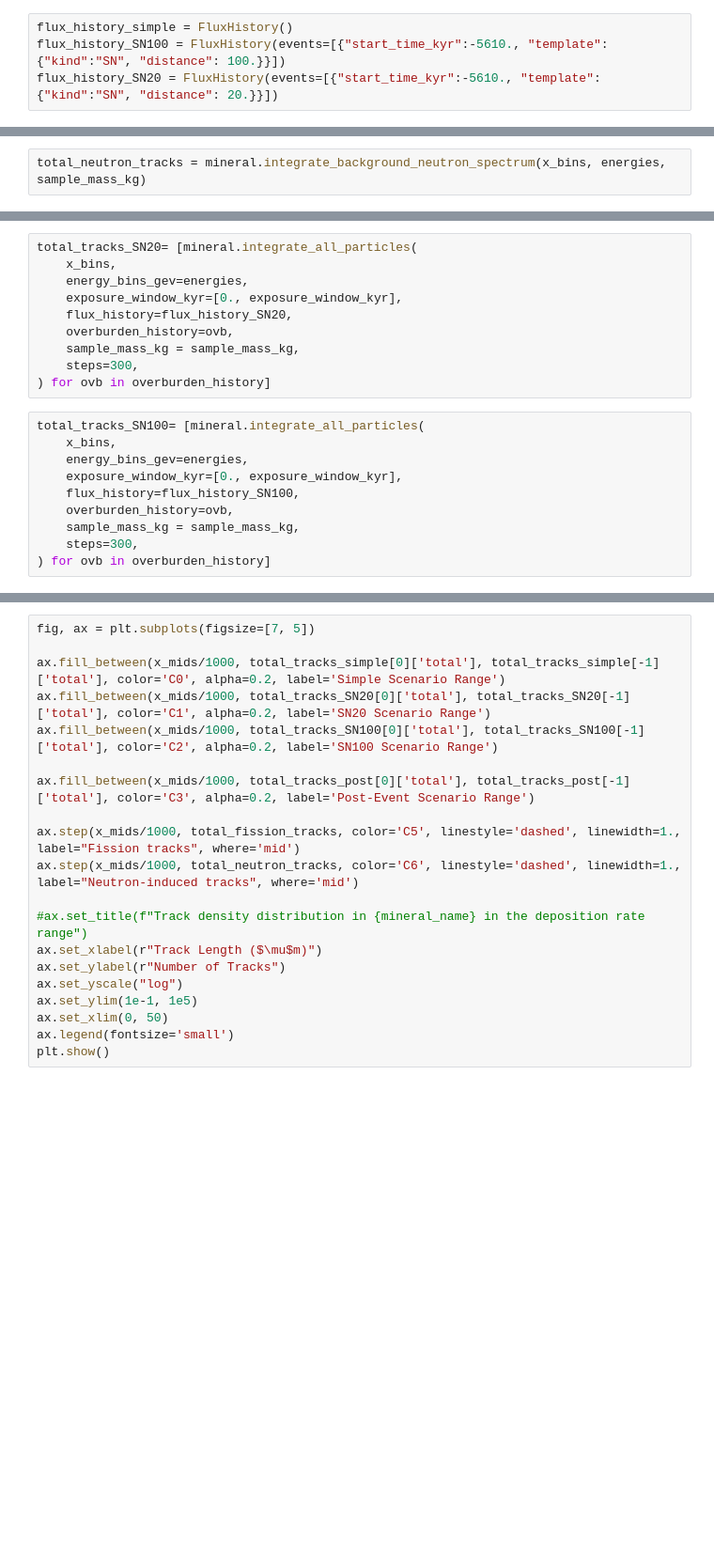
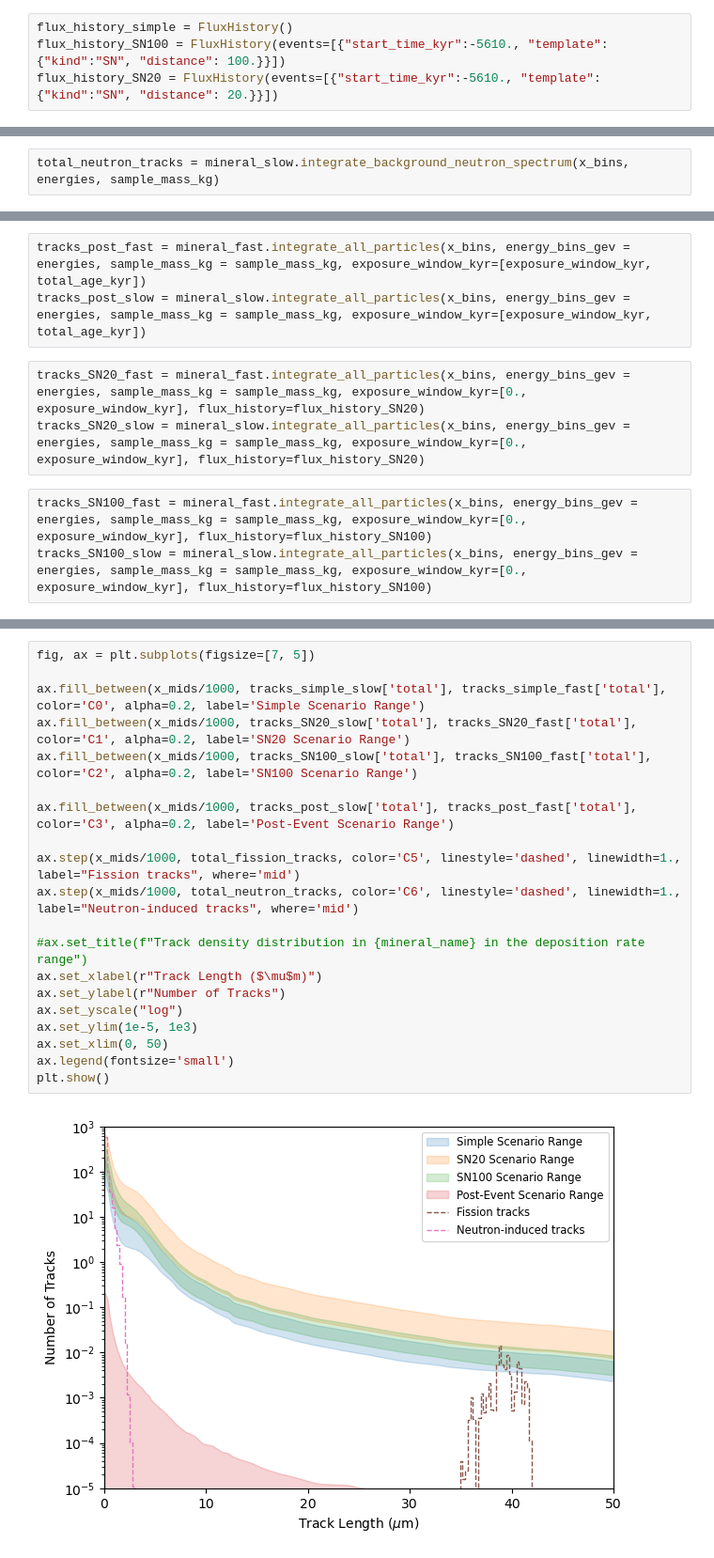
Before and after one commit to cgalelli/PrimusCode, a Jupyter notebook: MSC_analysis_new.ipynb, the cells around one changed output, grey strips where cells are left out. Shown at 94% size. Saved outputs shown, nothing was run; the diff lists cells and outputs as text; blank space fills up the shorter version.

```diff
--- a/MSC_analysis_new.ipynb
+++ b/MSC_analysis_new.ipynb
@@ -57,2 +65,2 @@ total_fission_tracks = mineral.integrate_fission_spectrum(x_bins, sample_mass_kg
 # %%
-total_neutron_tracks = mineral.integrate_background_neutron_spectrum(x_bins, energies, sample_mass_kg)
+total_neutron_tracks = mineral_slow.integrate_background_neutron_spectrum(x_bins, energies, sample_mass_kg)
@@ -69,20 +78,9 @@ total_tracks_simple = [mineral.integrate_all_particles(
+# %%
+tracks_post_fast = mineral_fast.integrate_all_particles(x_bins, energy_bins_gev = energies, sample_mass_kg = sample_mass_kg, exposure_window_kyr=[exposure_window_kyr, total_age_kyr])
+tracks_post_slow = mineral_slow.integrate_all_particles(x_bins, energy_bins_gev = energies, sample_mass_kg = sample_mass_kg, exposure_window_kyr=[exposure_window_kyr, total_age_kyr])
 # %%
-total_tracks_SN20= [mineral.integrate_all_particles(
-    x_bins,
-    energy_bins_gev=energies,
-    exposure_window_kyr=[0., exposure_window_kyr],
-    flux_history=flux_history_SN20,
-    overburden_history=ovb,
-    sample_mass_kg = sample_mass_kg,
-    steps=300,
-) for ovb in overburden_history]
+tracks_SN20_fast = mineral_fast.integrate_all_particles(x_bins, energy_bins_gev = energies, sample_mass_kg = sample_mass_kg, exposure_window_kyr=[0., exposure_window_kyr], flux_history=flux_history_SN20)
+tracks_SN20_slow = mineral_slow.integrate_all_particles(x_bins, energy_bins_gev = energies, sample_mass_kg = sample_mass_kg, exposure_window_kyr=[0., exposure_window_kyr], flux_history=flux_history_SN20)
 # %%
-total_tracks_SN100= [mineral.integrate_all_particles(
-    x_bins,
-    energy_bins_gev=energies,
-    exposure_window_kyr=[0., exposure_window_kyr],
-    flux_history=flux_history_SN100,
-    overburden_history=ovb,
-    sample_mass_kg = sample_mass_kg,
-    steps=300,
-) for ovb in overburden_history]
+tracks_SN100_fast = mineral_fast.integrate_all_particles(x_bins, energy_bins_gev = energies, sample_mass_kg = sample_mass_kg, exposure_window_kyr=[0., exposure_window_kyr], flux_history=flux_history_SN100)
+tracks_SN100_slow = mineral_slow.integrate_all_particles(x_bins, energy_bins_gev = energies, sample_mass_kg = sample_mass_kg, exposure_window_kyr=[0., exposure_window_kyr], flux_history=flux_history_SN100)
@@ -99,20 +87,22 @@ total_tracks_post = [mineral.integrate_all_particles(
 # %%
 fig, ax = plt.subplots(figsize=[7, 5])
 
-ax.fill_between(x_mids/1000, total_tracks_simple[0]['total'], total_tracks_simple[-1]['total'], color='C0', alpha=0.2, label='Simple Scenario Range')
-ax.fill_between(x_mids/1000, total_tracks_SN20[0]['total'], total_tracks_SN20[-1]['total'], color='C1', alpha=0.2, label='SN20 Scenario Range')
-ax.fill_between(x_mids/1000, total_tracks_SN100[0]['total'], total_tracks_SN100[-1]['total'], color='C2', alpha=0.2, label='SN100 Scenario Range')
+ax.fill_between(x_mids/1000, tracks_simple_slow['total'], tracks_simple_fast['total'], color='C0', alpha=0.2, label='Simple Scenario Range')
+ax.fill_between(x_mids/1000, tracks_SN20_slow['total'], tracks_SN20_fast['total'], color='C1', alpha=0.2, label='SN20 Scenario Range')
+ax.fill_between(x_mids/1000, tracks_SN100_slow['total'], tracks_SN100_fast['total'], color='C2', alpha=0.2, label='SN100 Scenario Range')
 
-ax.fill_between(x_mids/1000, total_tracks_post[0]['total'], total_tracks_post[-1]['total'], color='C3', alpha=0.2, label='Post-Event Scenario Range')
+ax.fill_between(x_mids/1000, tracks_post_slow['total'], tracks_post_fast['total'], color='C3', alpha=0.2, label='Post-Event Scenario Range')
 
 ax.step(x_mids/1000, total_fission_tracks, color='C5', linestyle='dashed', linewidth=1., label="Fission tracks", where='mid')
 ax.step(x_mids/1000, total_neutron_tracks, color='C6', linestyle='dashed', linewidth=1., label="Neutron-induced tracks", where='mid')
 
 #ax.set_title(f"Track density distribution in {mineral_name} in the deposition rate range")
 ax.set_xlabel(r"Track Length ($\mu$m)")
 ax.set_ylabel(r"Number of Tracks")
 ax.set_yscale("log")
-ax.set_ylim(1e-1, 1e5)
+ax.set_ylim(1e-5, 1e3)
 ax.set_xlim(0, 50)
 ax.legend(fontsize='small')
 plt.show()
+# %% [output]
+[figure, added]
```
Also changed, not shown: parts of 9 cells of this notebook, 3 other files.
